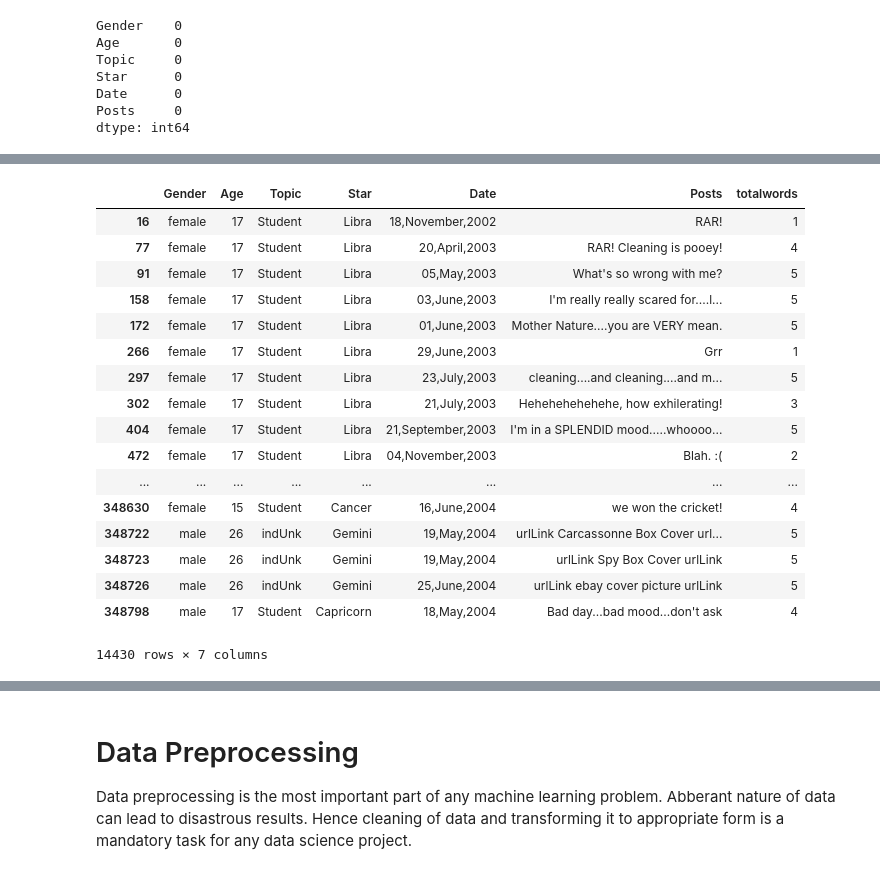
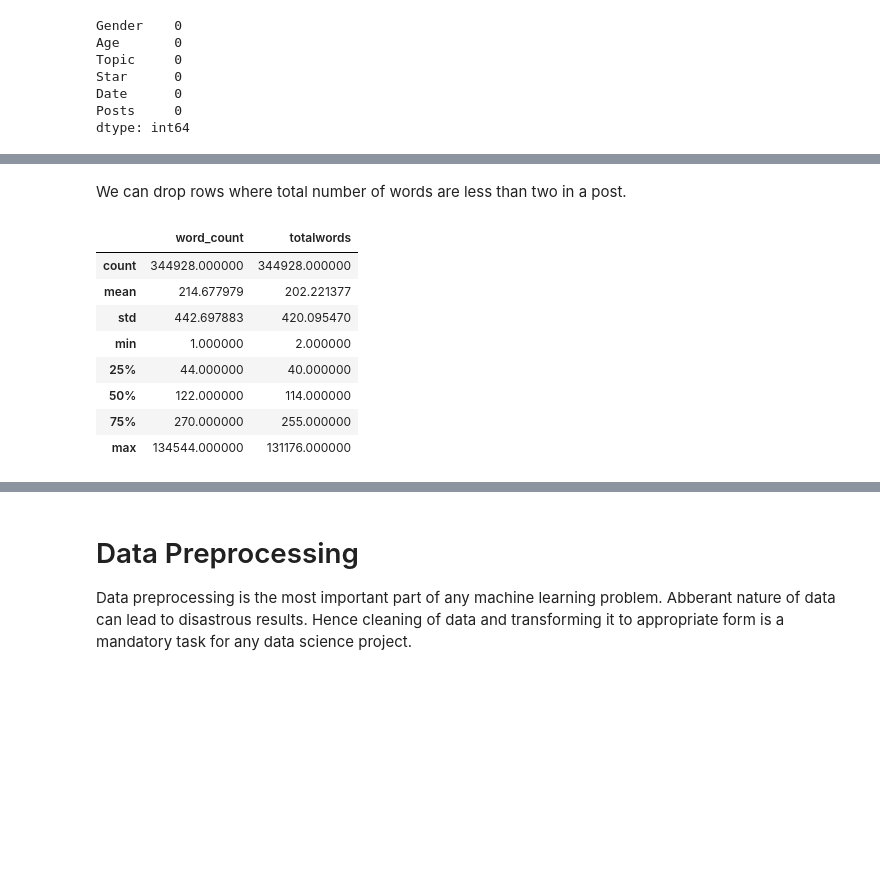
Before and after one commit to ExpertsVision/ML_DS_Tutorials, a Jupyter notebook: zodiac_star_pred.ipynb, the cells around one changed output, grey strips where cells are left out. Saved outputs shown, nothing was run; the diff lists cells and outputs as text; code cells hidden in the pictures; blank space fills up the shorter version.

```diff
--- a/zodiac_star_pred.ipynb
+++ b/zodiac_star_pred.ipynb
@@ -255,21 +275,2 @@ df_new = df[df.totalwords <= 5]
-# %%
-df_new
-# %% [output]
-|  | Gender | Age | Topic | Star | Date | Posts | totalwords |
-| 16 | female | 17 | Student | Libra | 18,November,2002 | RAR! | 1 |
-| 77 | female | 17 | Student | Libra | 20,April,2003 | RAR! Cleaning is pooey! | 4 |
-| 91 | female | 17 | Student | Libra | 05,May,2003 | What's so wrong with me? | 5 |
-| 158 | female | 17 | Student | Libra | 03,June,2003 | I'm really really scared for....l... | 5 |
-| 172 | female | 17 | Student | Libra | 01,June,2003 | Mother Nature....you are VERY mean. | 5 |
-| 266 | female | 17 | Student | Libra | 29,June,2003 | Grr | 1 |
-| 297 | female | 17 | Student | Libra | 23,July,2003 | cleaning....and cleaning....and m... | 5 |
-| 302 | female | 17 | Student | Libra | 21,July,2003 | Hehehehehehehe, how exhilerating! | 3 |
-| 404 | female | 17 | Student | Libra | 21,September,2003 | I'm in a SPLENDID mood.....whoooo... | 5 |
-| 472 | female | 17 | Student | Libra | 04,November,2003 | Blah. :( | 2 |
-| ... | ... | ... | ... | ... | ... | ... | ... |
-| 348630 | female | 15 | Student | Cancer | 16,June,2004 | we won the cricket! | 4 |
-| 348722 | male | 26 | indUnk | Gemini | 19,May,2004 | urlLink Carcassonne Box Cover url... | 5 |
-| 348723 | male | 26 | indUnk | Gemini | 19,May,2004 | urlLink Spy Box Cover urlLink | 5 |
-| 348726 | male | 26 | indUnk | Gemini | 25,June,2004 | urlLink ebay cover picture urlLink | 5 |
-| 348798 | male | 17 | Student | Capricorn | 18,May,2004 | Bad day...bad mood...don't ask | 4 |
-14430 rows × 7 columns
+# %% [markdown]
+We can drop rows where total number of words are less than two in a post.
@@ -275,0 +279,12 @@ df_new
+# %%
+df.describe()
+# %% [output]
+|  | word_count | totalwords |
+| count | 344928.000000 | 344928.000000 |
+| mean | 214.677979 | 202.221377 |
+| std | 442.697883 | 420.095470 |
+| min | 1.000000 | 2.000000 |
+| 25% | 44.000000 | 40.000000 |
+| 50% | 122.000000 | 114.000000 |
+| 75% | 270.000000 | 255.000000 |
+| max | 134544.000000 | 131176.000000 |
```
Also changed, not shown: parts of 65 cells of this notebook.
